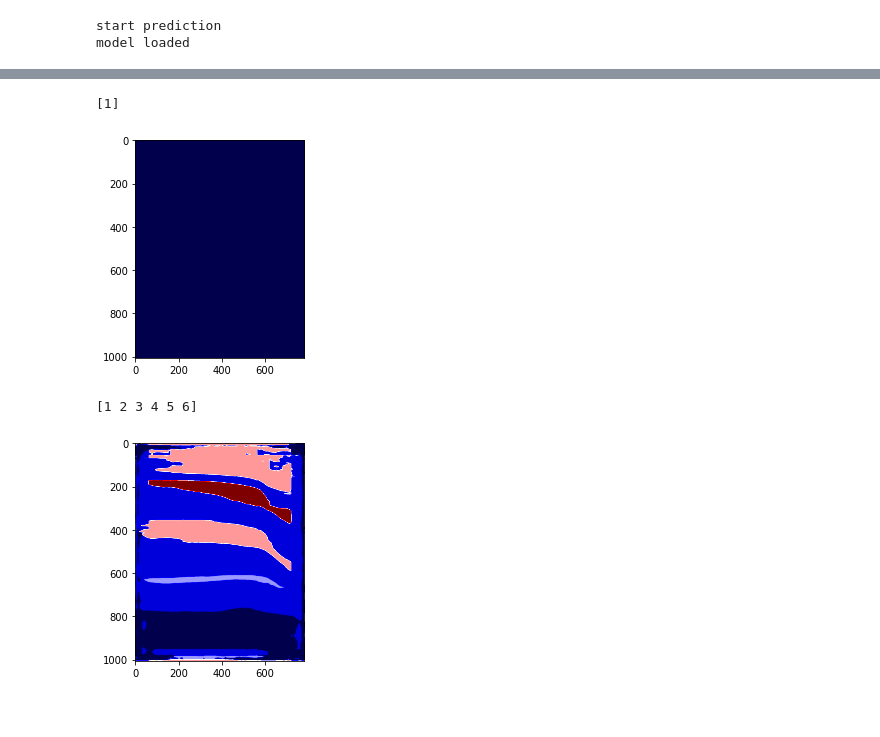
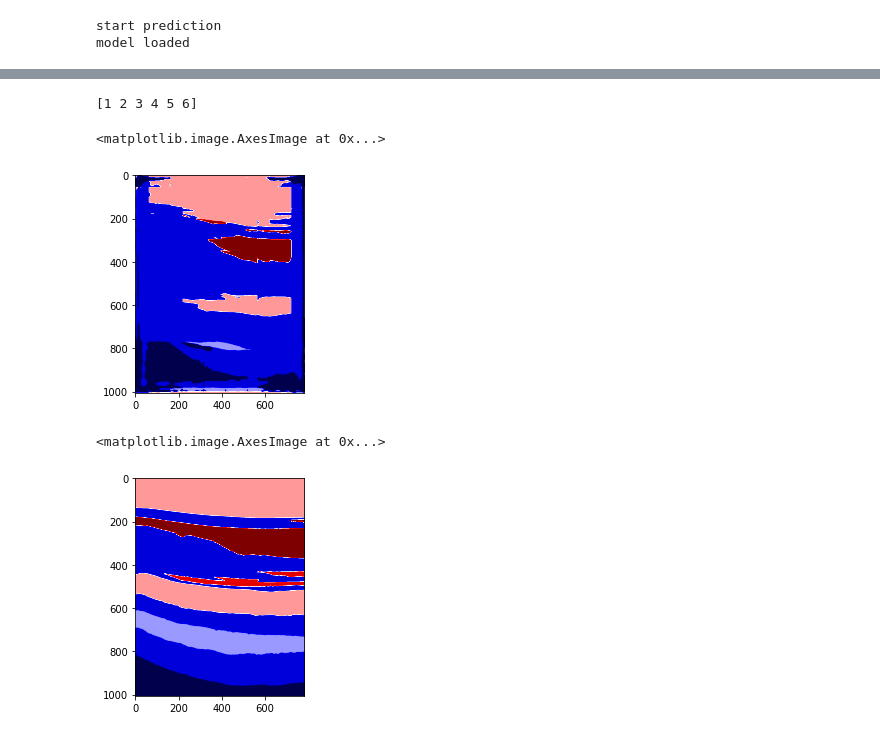
Before and after one commit to armercier/seismic-Facies-Identification, a Jupyter notebook: playground.ipynb, the cells around one changed output, grey strips where cells are left out. Saved outputs shown, nothing was run; the diff lists cells and outputs as text; code cells hidden in the pictures.

```diff
--- a/playground.ipynb
+++ b/playground.ipynb
@@ -295,0 +286,5 @@ TypeError: softmax() received an invalid combination of arguments - got (Tensor)
+# %%
+from sklearn.metrics import f1_score
+pred_small = np.load('prediction_small.npz', allow_pickle=True, mmap_mode='r')
+pred_small = pred_small['prediction']
+f1 = f1_score(np.ravel(y_test),np.ravel(pred_small),labels=[1,2,3,4,5,6],average=None)
@@ -296,3 +322,7 @@ TypeError: softmax() received an invalid combination of arguments - got (Tensor)
+# %%
+print(np.unique(pred_small))
+# %% [output]
+[1 2 3 4 5 6]
 # %%
 pred_00 = np.load('prediction_first_zero.npz', allow_pickle=True, mmap_mode='r')
 pred_90 = np.load('prediction.npz', allow_pickle=True, mmap_mode='r')
@@ -300,14 +330,12 @@ pred_90 = np.load('prediction.npz', allow_pickle=True, mmap_mode='r')
 pred_00 = pred_00['prediction']
 pred_90 = pred_90['prediction']
 # %%
-plt.imshow(pred_00[:,:,100],cmap='seismic')
-print(np.unique(pred_00))
+plt.imshow(pred_small[:,:,150],cmap='seismic')
 # %% [output]
-[1]
+<matplotlib.image.AxesImage at 0x...>
-[figure, old version]
+[figure, new version]
 # %%
-plt.imshow(pred_90[:,:,100],cmap='seismic')
-print(np.unique(pred_90))
+plt.imshow(y_test[:,:,150],cmap='seismic')
 # %% [output]
-[1 2 3 4 5 6]
+<matplotlib.image.AxesImage at 0x...>
-[figure, old version]
+[figure, new version]
```
Also changed, not shown: parts of 17 cells of this notebook, 1 other file.
